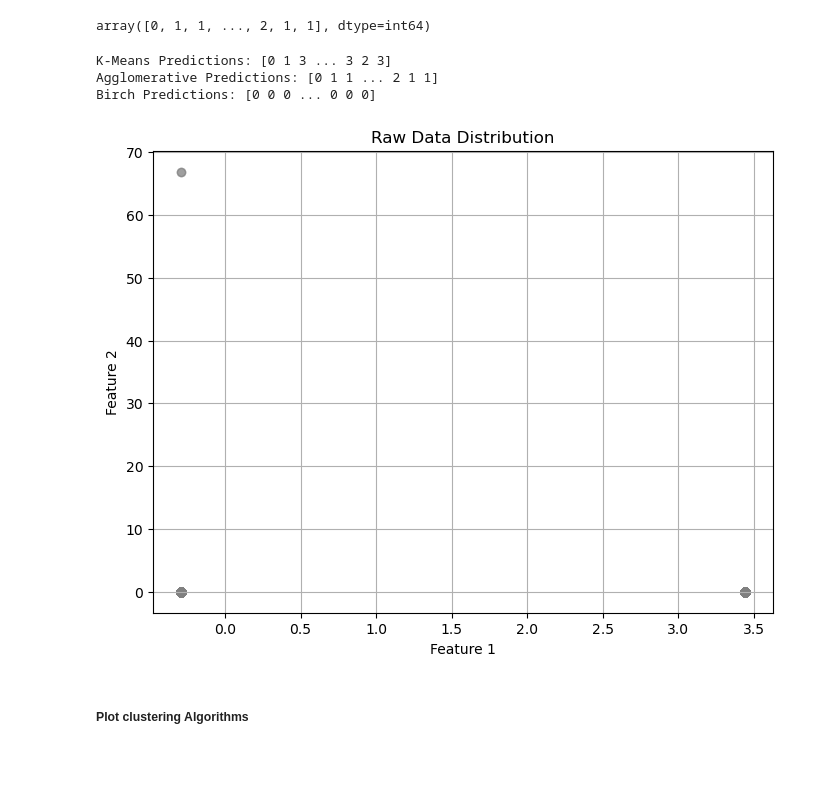
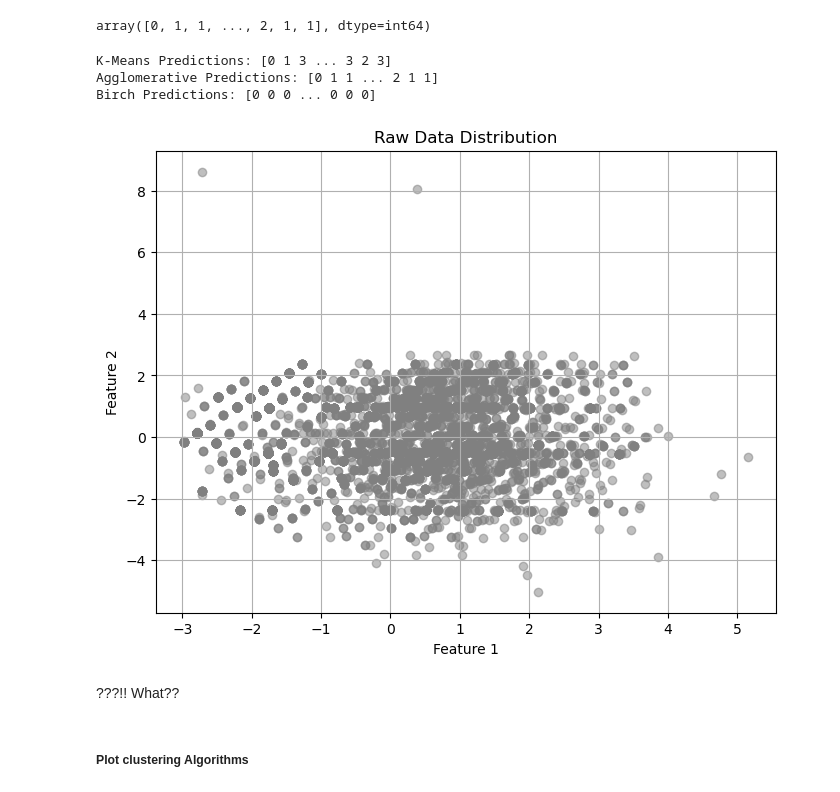
Before and after one commit to yuledez/Project_4_lead_scoring, a Jupyter notebook: lead_scoring_project4_YL.ipynb, the cells around one changed output. Saved outputs shown, nothing was run; the diff lists cells and outputs as text; code cells hidden in the pictures; blank space fills up the shorter version.

```diff
--- a/lead_scoring_project4_YL.ipynb
+++ b/lead_scoring_project4_YL.ipynb
@@ -2498,10 +2532,12 @@ Clustering can simplify large, complex datasets with many features to a single c
 ##### K-means
 computationally efficient for larger datasets.
 # %%
+df_leads_cluster = df_leads_final.copy()
+
 inertia = []
 for i in range(1, 11):
     kmeans = KMeans(n_clusters=i, random_state=42)
-    kmeans.fit(df_leads_final)
+    kmeans.fit(df_leads_cluster)
     inertia.append(kmeans.inertia_)
 
 plt.plot(range(1, 11), inertia)
@@ -2531,8 +2567,8 @@ silhouette_scores = []
 K = range(2, 10)
 for k in K:
     kmeans = KMeans(n_clusters=k, random_state=1)
-    kmeans.fit(df_leads_final)
-    score = silhouette_score(df_leads_final, kmeans.labels_)
+    kmeans.fit(df_leads_cluster)
+    score = silhouette_score(df_leads_cluster, kmeans.labels_)
     silhouette_scores.append(score)
 
 # Plot the silhouette scores for each k to visualize the results
@@ -2550,7 +2586,7 @@ The highest Silhoette score is the optimal k number, in this case we validate th
 K=5
 # %%
 scaler = StandardScaler()
-X_scaled = scaler.fit_transform(df_leads_final[numerical_columns])
+X_scaled = scaler.fit_transform(df_leads_cluster[numerical_columns])
 
 #Apply K-means Clustering
 n_clusters = 5
@@ -2558,7 +2594,7 @@ kmeans = KMeans(n_clusters=n_clusters, random_state=42)
 cluster_labels = kmeans.fit_predict(X_scaled)
 
 # Add cluster labels to the original dataframe
-df_leads_final['Cluster'] = cluster_labels
+df_leads_cluster['Cluster'] = cluster_labels
 
 # Visualize the clusters using PCA for 2D projection
 pca = PCA(n_components=2)
@@ -2580,7 +2616,7 @@ fig, axes = plt.subplots(1, 2, figsize=(15, 6))  # Create a figure with 1 row an
 
 # First Clustering with 5 clusters
 scaler = StandardScaler()
-X_scaled_5 = scaler.fit_transform(df_leads_final[numerical_columns])
+X_scaled_5 = scaler.fit_transform(df_leads_cluster[numerical_columns])
 
 # Apply K-means Clustering
 n_clusters_5 = 5
@@ -2588,7 +2624,7 @@ kmeans_5 = KMeans(n_clusters=n_clusters_5, random_state=42)
 cluster_labels_5 = kmeans_5.fit_predict(X_scaled_5)
 
 # Add cluster labels to the original dataframe
-df_leads_final['Cluster_5'] = cluster_labels_5
+df_leads_cluster['Cluster_5'] = cluster_labels_5
 
 # Visualize the clusters using PCA for 2D projection
 pca_5 = PCA(n_components=2)
@@ -2603,7 +2639,7 @@ axes[0].grid()
 
 # Second Clustering with 6 clusters
 scaler = StandardScaler()
-X_scaled_6 = scaler.fit_transform(df_leads_final[numerical_columns])
+X_scaled_6 = scaler.fit_transform(df_leads_cluster[numerical_columns])
 
 # Apply K-means Clustering
 n_clusters_6 = 6
@@ -2611,7 +2647,7 @@ kmeans_6 = KMeans(n_clusters=n_clusters_6, random_state=42)
 cluster_labels_6 = kmeans_6.fit_predict(X_scaled_6)
 
 # Add cluster labels to the original dataframe
-df_leads_final['Cluster_6'] = cluster_labels_6
+df_leads_cluster['Cluster_6'] = cluster_labels_6
 
 # Visualize the clusters using PCA for 2D projection
 pca_6 = PCA(n_components=2)
@@ -2669,24 +2705,26 @@ array([0, 1, 1, ..., 2, 1, 1], dtype=int64)
 # %%
 # Check cluster predictions
 print("K-Means Predictions:", predictions)
 print("Agglomerative Predictions:", agglo_predictions)
 print("Birch Predictions:", birch_predictions)
 
 
 
 # Visualize the raw data (if X_scaled_5 contains the original features)
 plt.figure(figsize=(8, 6))
-plt.scatter(X_scaled_5[:, 0], X_scaled_5[:, 1], color='gray', alpha=0.5)
+plt.scatter(X_pca_5[:, 0], X_pca_5[:, 1], color='gray', alpha=0.5)
 plt.title('Raw Data Distribution')
 plt.xlabel('Feature 1')
 plt.ylabel('Feature 2')
 plt.grid()
 plt.show()
 # %% [output]
 K-Means Predictions: [0 1 3 ... 3 2 3]
 Agglomerative Predictions: [0 1 1 ... 2 1 1]
 Birch Predictions: [0 0 0 ... 0 0 0]
-[figure, old version]
+[figure, new version]
+# %% [markdown]
+???!! What??
 # %% [markdown]
 ##### Plot clustering Algorithms
 # %%
```
Also changed, not shown: parts of 44 cells of this notebook.
